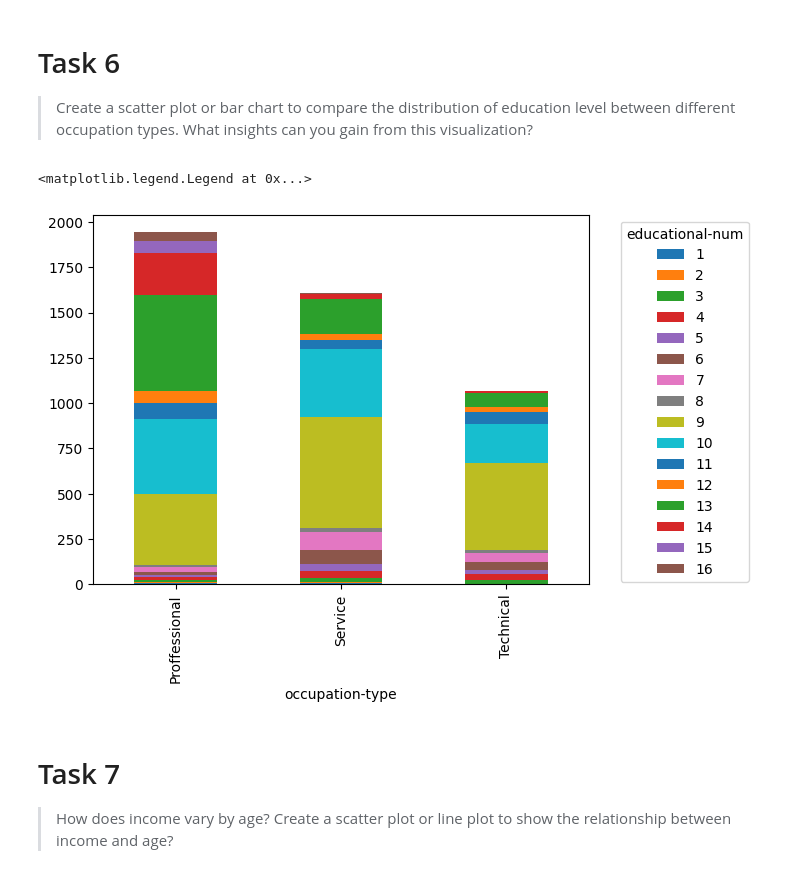
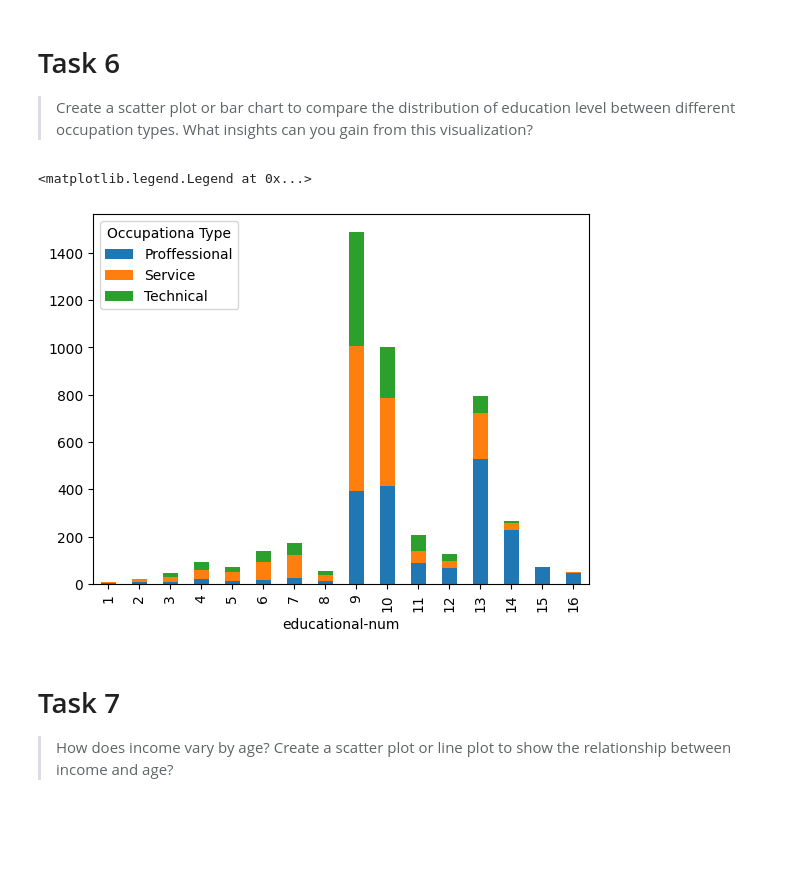
Before and after one commit to Jonson26/DSH-Pase2-Group1, a Jupyter notebook: Session3.ipynb, the cells around one changed output. Drawn from its saved outputs; the diff is of its cells as text; code cells hidden in the pictures; blank space fills up the shorter version.

```diff
--- a/Session3.ipynb
+++ b/Session3.ipynb
@@ -141,13 +141,13 @@ plt.legend(loc='upper right')
 # %%
 df['occupation-type'] = df['occupation'].apply(
     lambda x: 'Proffessional' if x in ['Prof-specialty', 'Exec-managerial', 'Adm-clerical', 'Farming-fishing', 'Armed-Forces']
     else ('Technical' if x in ['Craft-repair', 'Machine-op-inspct', 'Tech-support'] else "Service"))
 
-df.groupby(['occupation-type', 'educational-num']).size().unstack().plot(kind='bar', stacked=True)
-plt.legend(bbox_to_anchor=(1.05, 1.0), loc='upper left', title="educational-num")
+df.groupby(['educational-num', 'occupation-type']).size().unstack().plot(kind='bar', stacked=True)
+plt.legend(loc='upper left', title="Occupationa Type")
 # %% [output]
 <matplotlib.legend.Legend at 0x...>
-[figure, old version]
+[figure, new version]
 # %% [markdown]
 # Task 7
 
```
